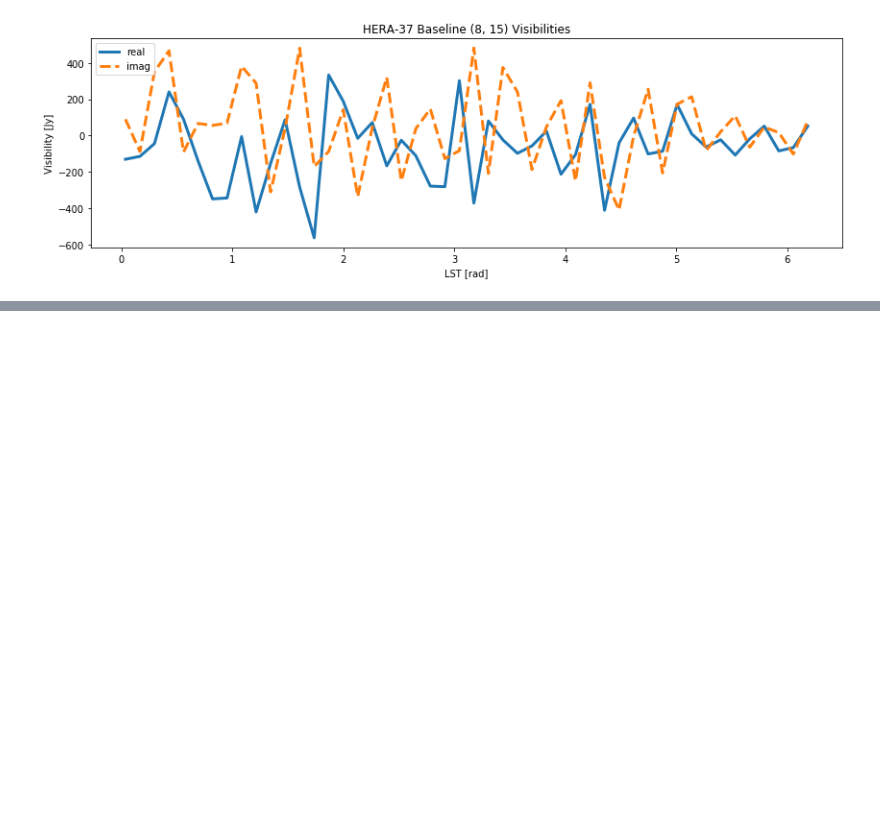
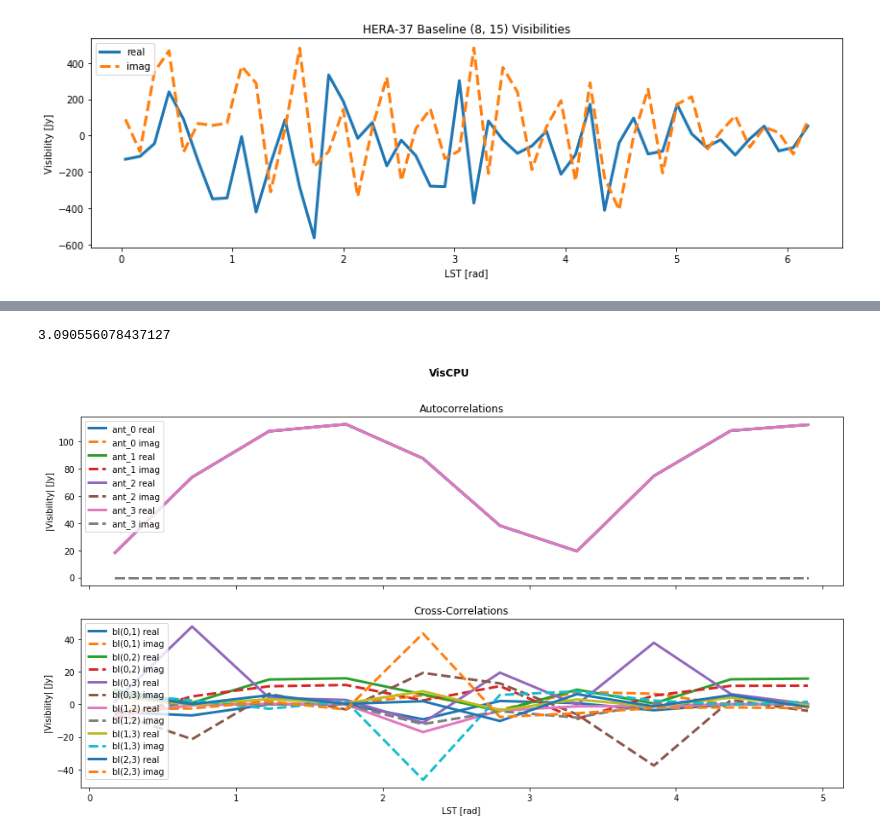
Before and after one commit to HERA-Team/hera_sim, a Jupyter notebook: docs/tutorials/visibility_simulator.ipynb, the cells around one changed output, grey strips where cells are left out. Saved outputs shown, nothing was run; the diff lists cells and outputs as text; code cells hidden in the pictures; blank space fills up the shorter version.

Commit message:
Make it possible to use obsparams, and add example

```diff
--- a/docs/tutorials/visibility_simulator.ipynb
+++ b/docs/tutorials/visibility_simulator.ipynb
@@ -44,7 +45,7 @@ def plot_blts(simulator):
         ax[0].plot(lsts, auto_cor.imag, linestyle="--", label="ant_{} imag".format(i))
 
         for j in simulator.uvdata.antenna_numbers[(i+1):]:
-            cross_ind = simulator.uvdata.antpair2ind((i,j))
+            cross_ind = simulator.uvdata.antpair2ind((i,j), ordered=False)
             cross_cor = simulator.uvdata.data_array[cross_ind, 0, 0, 0]
             ax[1].plot(lsts, cross_cor.real, label="bl({},{}) real".format(i,j))
             ax[1].plot(lsts, cross_cor.imag, linestyle="--", label="bl({},{}) imag".format(i,j))
@@ -73,7 +74,7 @@ def compare_blts(simulator1, simulator2):
         ax[0].plot(lsts, auto1, label=("ant_{} " + name1).format(i))
         ax[0].plot(lsts,auto2, linestyle="--", label=("ant_{} " + name2).format(i))
         for j in simulator1.uvdata.antenna_numbers[(i+1):]:
-            cross_ind = simulator1.uvdata.antpair2ind((i,j))
+            cross_ind = simulator1.uvdata.antpair2ind((i,j), ordered=False)
             cross1 = np.real(simulator1.uvdata.data_array[cross_ind, 0, 0, 0])
             cross2 = np.real(simulator2.uvdata.data_array[cross_ind, 0, 0, 0])
             ax[1].plot(lsts, cross1, label=("bl({},{}) " + name1).format(i,j))
@@ -679,0 +730,15 @@ plt.legend()
+# %%
+angles = healpy.pix2ang(2**4, np.arange(3072), lonlat=False)
+# %%
+angles[0].max()
+# %% [output]
+3.090556078437127
+# %%
+psp = np.array([angles[0], angles[1]]).T
+psf = np.array([np.random.normal(loc=10, scale=0.1, size=len(angles[0]))] * 11)
+# %%
+config_sim = VisCPU(
+    obsparams = os.path.abspath("obsparam_example.yml"),
+    point_source_pos=psp,
+    point_source_flux=psf,
+)
@@ -679,0 +747,4 @@ plt.legend()
+# %%
+plot_blts(config_sim)
+# %% [output]
+[figure, added]
```
Also changed, not shown: parts of 9 cells of this notebook, 4 other files.
